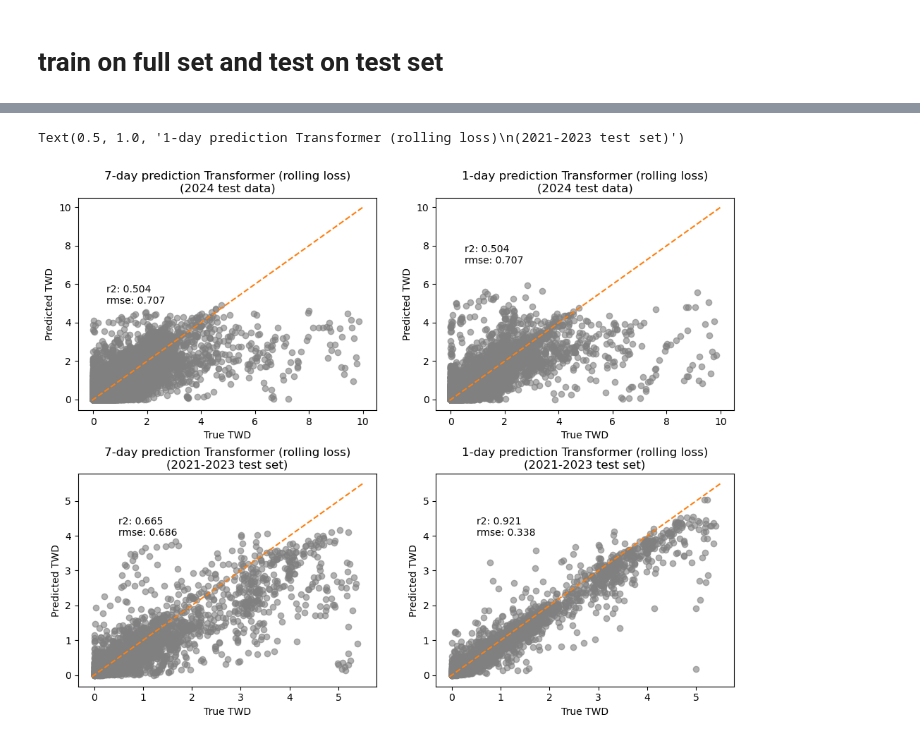
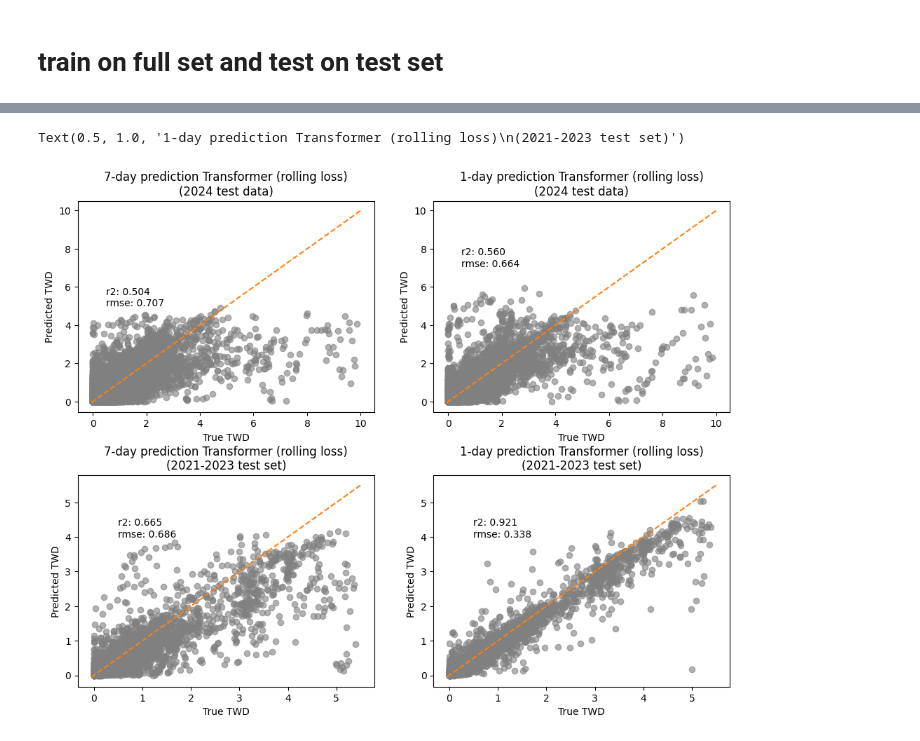
Before and after one commit to PinaColadast/eth-capstone-treewater-deficit, a Jupyter notebook: 04_Transformer_training_rolling_loss.ipynb, the cells around one changed output, grey strips where cells are left out. Drawn from its saved outputs; the diff is of its cells as text; code cells hidden in the pictures.

```diff
--- a/04_Transformer_training_rolling_loss.ipynb
+++ b/04_Transformer_training_rolling_loss.ipynb
@@ -52,18 +52,19 @@ seed = 66666
 torch.manual_seed(seed)
 os.environ["TF_CPP_MIN_LOG_LEVEL"] = "2"  # suppress INFO + WARNING
 # %%
-derived_path = "/home/renku/work/eth-capstone-treewater-deficit/data/derived"
-data_dir = "/home/renku/work/eth-capstone-treewater-deficit/data/tstoy04"
-model_output_dir = "/home/renku/work/eth-capstone-treewater-deficit/data/derived/model_outputs/"
-model_performance_path = os.path.join(derived_path, "model_performance")
+# derived_path = "/home/renku/work/eth-capstone-treewater-deficit/data/derived"
+# data_dir = "/home/renku/work/eth-capstone-treewater-deficit/data/tstoy04"
+# model_output_dir = "/home/renku/work/eth-capstone-treewater-deficit/data/derived/model_outputs/"
+# model_performance_path = os.path.join(derived_path, "model_performance")
 # derived_path = "/content/eth-capstone-treewater-deficit/data"
 # data_dir = "/content/eth-capstone-treewater-deficit/data/tstoy04"
 
 # model_output_dir = '/content/eth-capstone-treewater-deficit/data/derived/model_outputs/'
 
-# derived_path = "/cluster/home/taoj/work_dir/eth-capstone/tree-water-deficit/data"
-# data_dir = "/cluster/home/taoj/work_dir/eth-caipstone/tree-water-deficit/data/tstoy04"
-# model_output_dir = '/cluster/home/taoj/work_dir/eth-capstone/tree-water-deficit/eth-capstone-treewater-deficit/data/derived/model_outputs/'
+derived_path = "/cluster/home/taoj/work_dir/eth-capstone/tree-water-deficit/eth-capstone-treewater-deficit/data/derived"
+data_dir = "/cluster/home/taoj/work_dir/eth-caipstone/tree-water-deficit/data/tstoy04"
+model_performance_path = "/cluster/home/taoj/work_dir/eth-capstone/tree-water-deficit/eth-capstone-treewater-deficit/data/derived/model_performance"
+model_output_dir = "/cluster/home/taoj/work_dir/eth-capstone/tree-water-deficit/eth-capstone-treewater-deficit/data/derived/model_outputs"
 # %%
 df_series_all = pd.read_csv(os.path.join(derived_path, "twd_tree_series_all.csv"))
 df_series_all_test = pd.read_csv(os.path.join(derived_path, "twd_tree_series_all_test.csv"))
@@ -1552,32 +1553,32 @@ fig.subplots_adjust(wspace=0.2, hspace=0.3)
 
 ax1.scatter(y_final_at, y_pred_final_at,  color = "grey", alpha=0.6)
 ax1.plot([-0.05, 10], [-0.05, 10], color="tab:orange", linestyle="--")
 ax1.text(0.5, 5, f"r2: {r2_at_final:.3f}\nrmse: {rmse_at_final:.3f}")
 ax1.set_xlabel("True TWD")
 ax1.set_ylabel("Predicted TWD")
 ax1.set_title("7-day prediction Transformer (rolling loss)\n(2024 test data)")
 
 
 ax2.scatter(actuals_final, preds_final,color = "grey", alpha=0.6)
 ax2.plot([-0.05, 10], [-0.05, 10], color="tab:orange", linestyle="--")
-ax2.text(0.5, rmse_at_final*10,f"r2: {r2_at_final:.3f}\nrmse: {rmse_at_final:.3f}")
+ax2.text(0.5, rmse_at_final*10,f"r2: {r2_final_1day:.3f}\nrmse: {rmse_final_1day:.3f}")
 ax2.set_xlabel("True TWD")
 ax2.set_ylabel("Predicted TWD")
 ax2.set_title("1-day prediction Transformer (rolling loss)\n(2024 test data)")
 
 ax3.scatter(y_test_at, y_pred_test_at,color = "grey", alpha=0.6)
 ax3.plot([-0.05, 5.5], [-0.05, 5.5], color="tab:orange", linestyle="--")
 ax3.text(0.5, 4, f"r2: {r2_test_at:.3f}\nrmse: {rmse_test_at:.3f}")
 ax3.set_xlabel("True TWD")
 ax3.set_ylabel("Predicted TWD")
 ax3.set_title("7-day prediction Transformer (rolling loss)\n(2021-2023 test set)")
 
 ax4.scatter(actuals_test, preds_test,color = "grey", alpha=0.6)
 ax4.plot([-0.05, 5.5], [-0.05, 5.5], color="tab:orange", linestyle="--")
 ax4.text(0.5, 4, f"r2: {r2_test_1day:.3f}\nrmse: {rmse_test_1day:.3f}")
 ax4.set_xlabel("True TWD")
 ax4.set_ylabel("Predicted TWD")
 ax4.set_title("1-day prediction Transformer (rolling loss)\n(2021-2023 test set)")
 # %% [output]
 Text(0.5, 1.0, '1-day prediction Transformer (rolling loss)\n(2021-2023 test set)')
-[figure, old version]
+[figure, new version]
```
Also changed, not shown: parts of 7 cells of this notebook, 2 other files.
